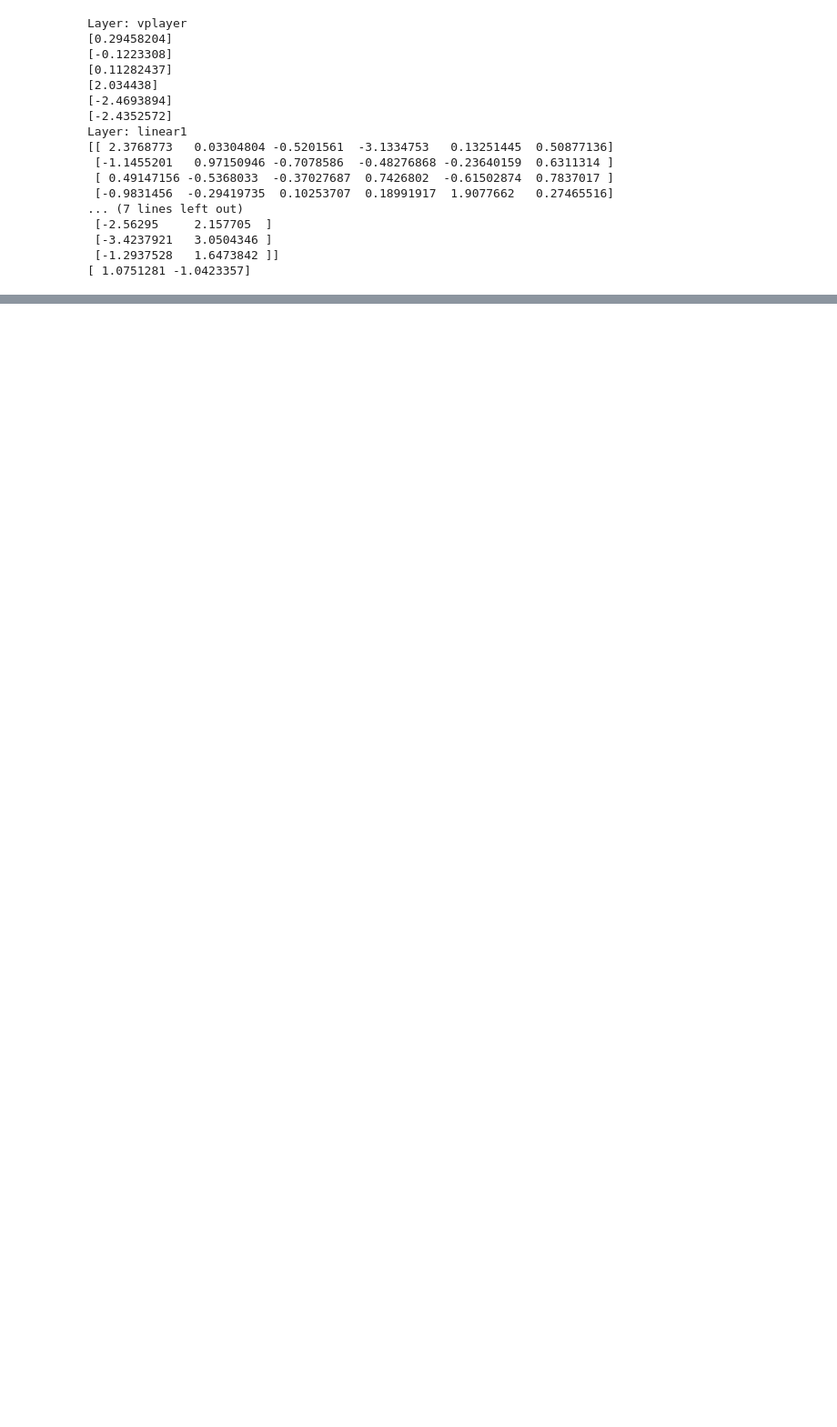
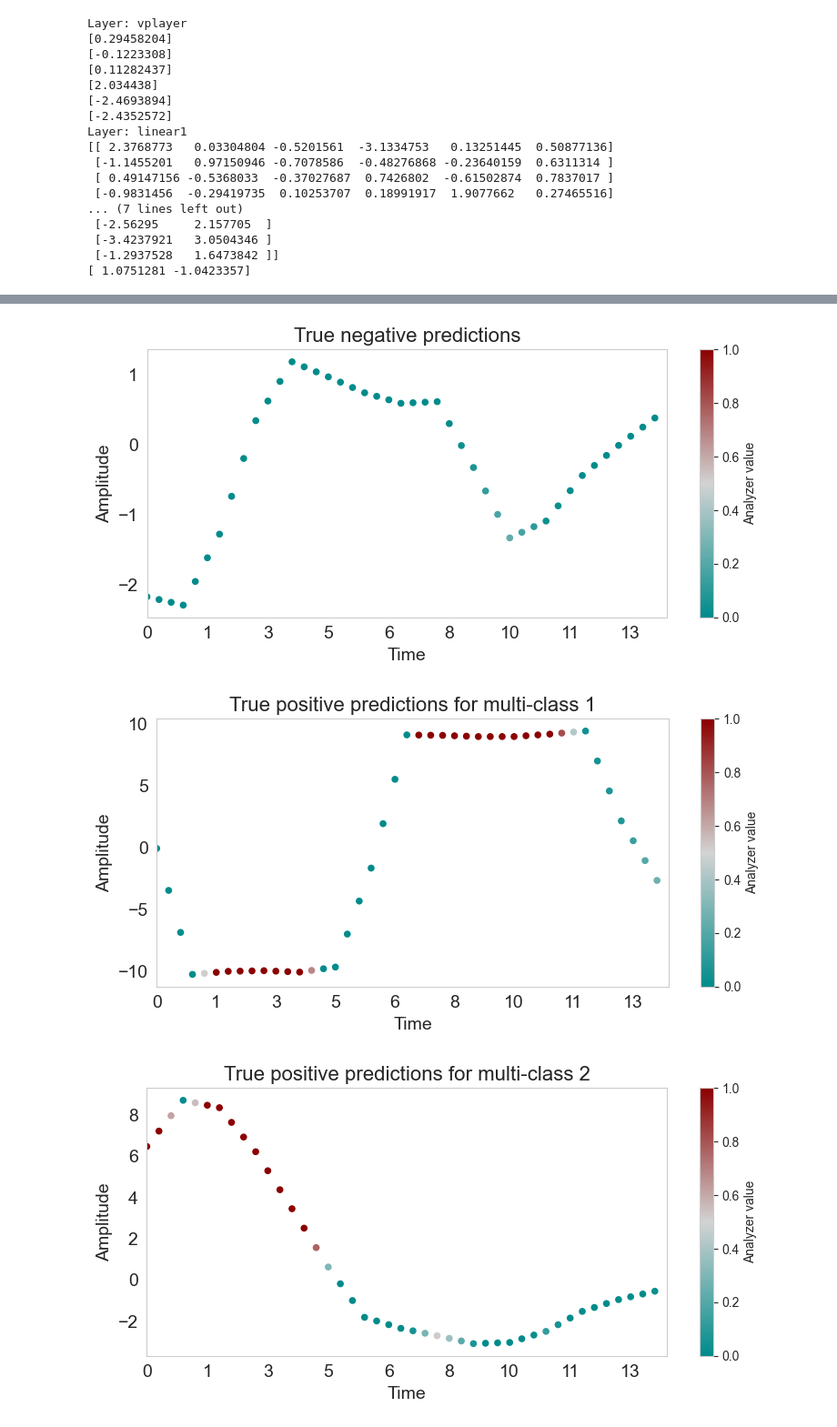
Before and after one commit to DominikaDarabos/explainable_MNG_spike_detection, a Jupyter notebook: model_analysis.ipynb, the cells around one changed output, grey strips where cells are left out. Shown at 91% size. Saved outputs shown, nothing was run; the diff lists cells and outputs as text; code cells hidden in the pictures; blank space fills up the shorter version.

```diff
--- a/model_analysis.ipynb
+++ b/model_analysis.ipynb
@@ -1091,0 +534,9 @@ feature_extractor_XAIProject.analyzer_output.shape
+# %%
+create_comparison_plot(full_model_XAIProject, binary_class_num = 0, multiple_class_num=False, prediction_quality = "correct", random_ = True, average_sample = False, average_analyzer = False)
+create_comparison_plot(full_model_XAIProject, binary_class_num = 1, multiple_class_num=1, prediction_quality = "correct", random_ = True, average_sample = False, average_analyzer = False)
+create_comparison_plot(full_model_XAIProject, binary_class_num = 1, multiple_class_num=2, prediction_quality = "correct", random_ = True, average_sample = False, average_analyzer = False)
+create_comparison_plot(full_model_XAIProject, binary_class_num = 1, multiple_class_num=3, prediction_quality = "correct", random_ = True, average_sample = False, average_analyzer = False)
+# %% [output]
+[figure, added]
+[figure, added]
+[figure, added]
```
Also changed, not shown: parts of 63 cells of this notebook, 2 other files.
